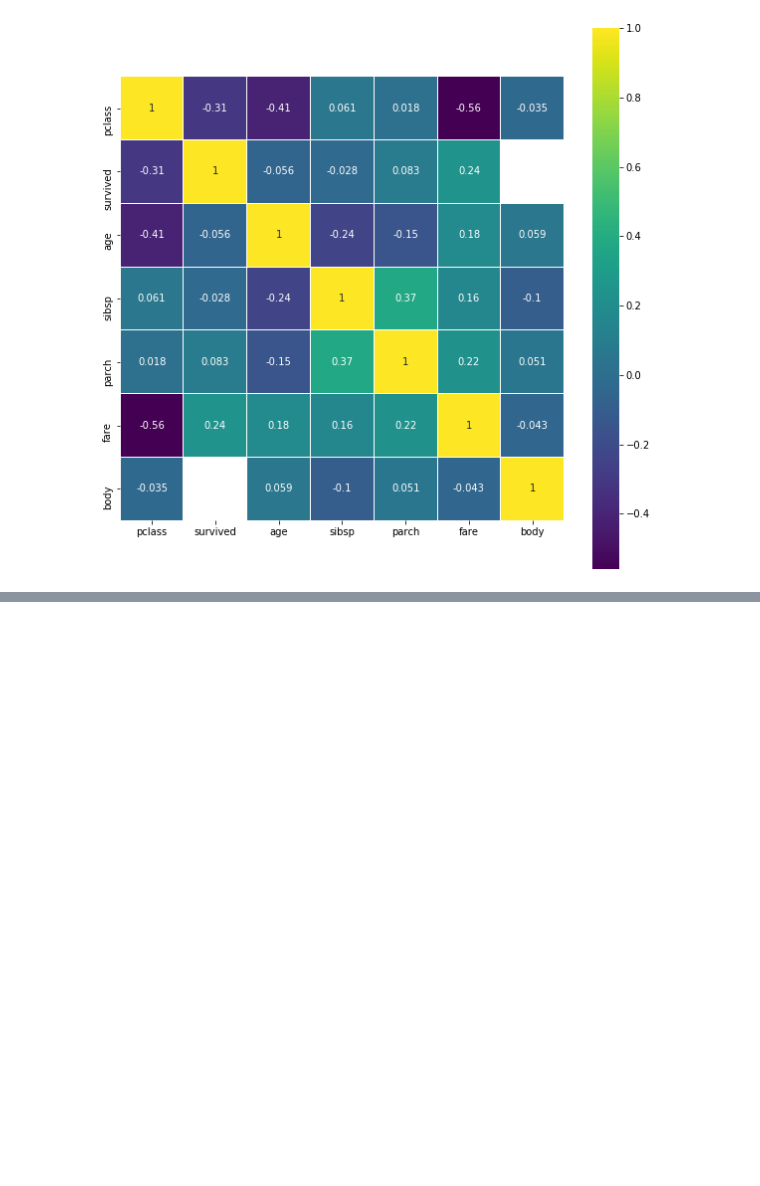
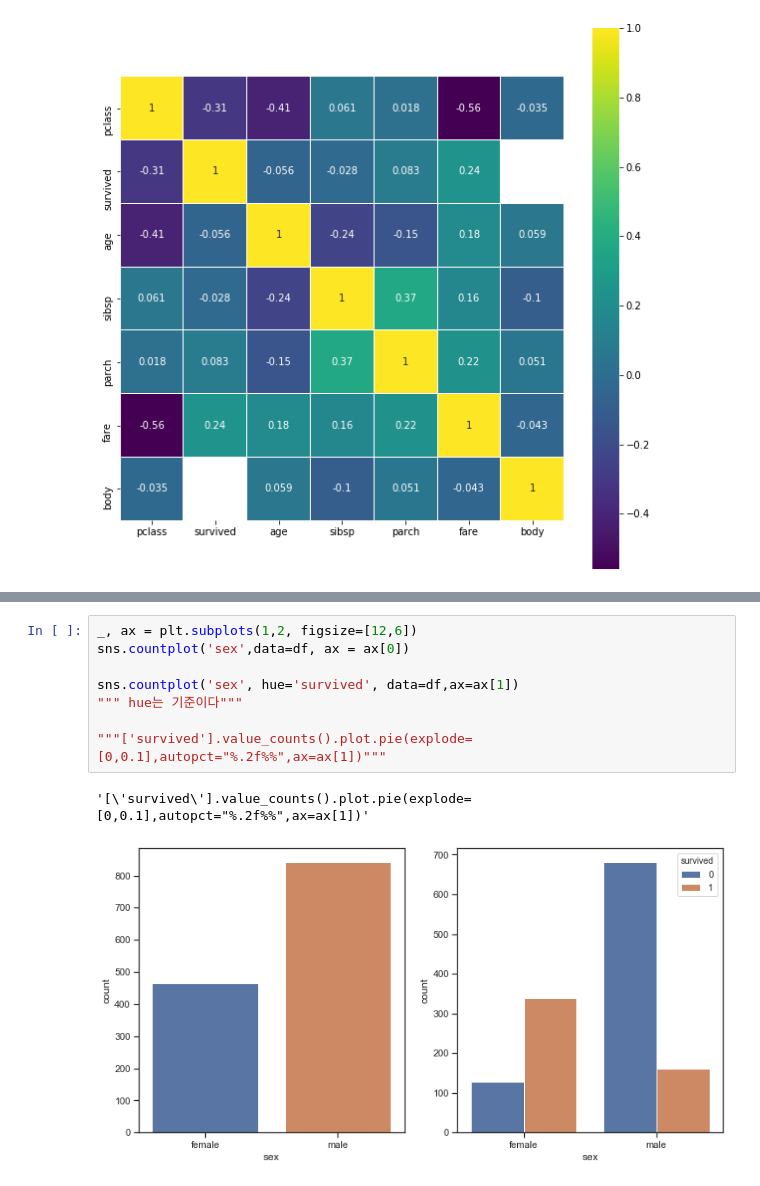
Before and after one commit to gotocernlikelion/study_ai, a Jupyter notebook: day01.ipynb, the cells around one changed output, grey strips where cells are left out. Saved outputs shown, nothing was run; the diff lists cells and outputs as text; blank space fills up the shorter version.

```diff
--- a/day01.ipynb
+++ b/day01.ipynb
@@ -141,0 +200,11 @@ sns.heatmap(df.corr(),linewidths=0.01, square=True, cmap=plt.cm.viridis, linecol
+# %%
+_, ax = plt.subplots(1,2, figsize=[12,6])
+sns.countplot('sex',data=df, ax = ax[0])
+
+sns.countplot('sex', hue='survived', data=df,ax=ax[1])
+""" hue는 기준이다"""
+
+"""['survived'].value_counts().plot.pie(explode=[0,0.1],autopct="%.2f%%",ax=ax[1])"""
+# %% [output]
+'[\'survived\'].value_counts().plot.pie(explode=[0,0.1],autopct="%.2f%%",ax=ax[1])'
+[figure, added]
```
Also changed, not shown: parts of 9 cells of this notebook.
